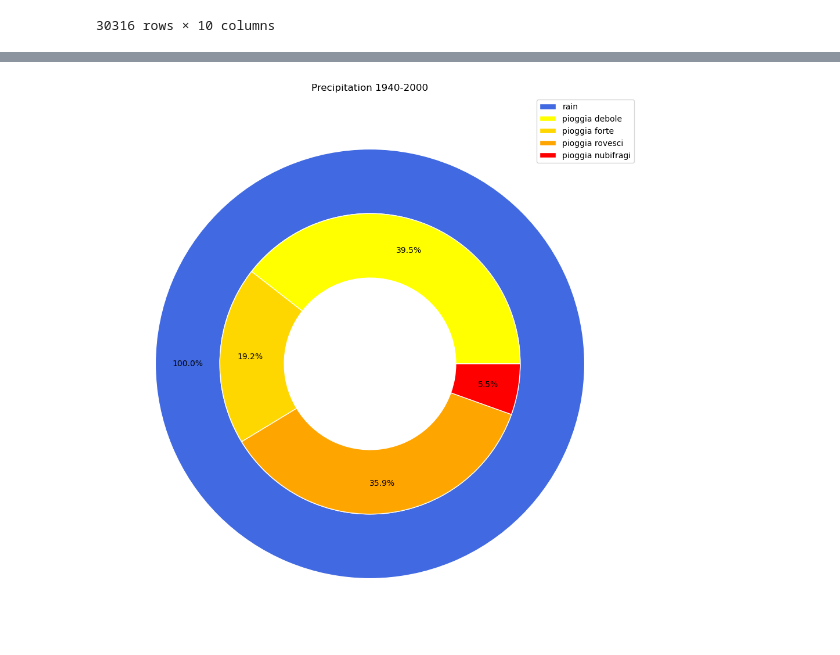
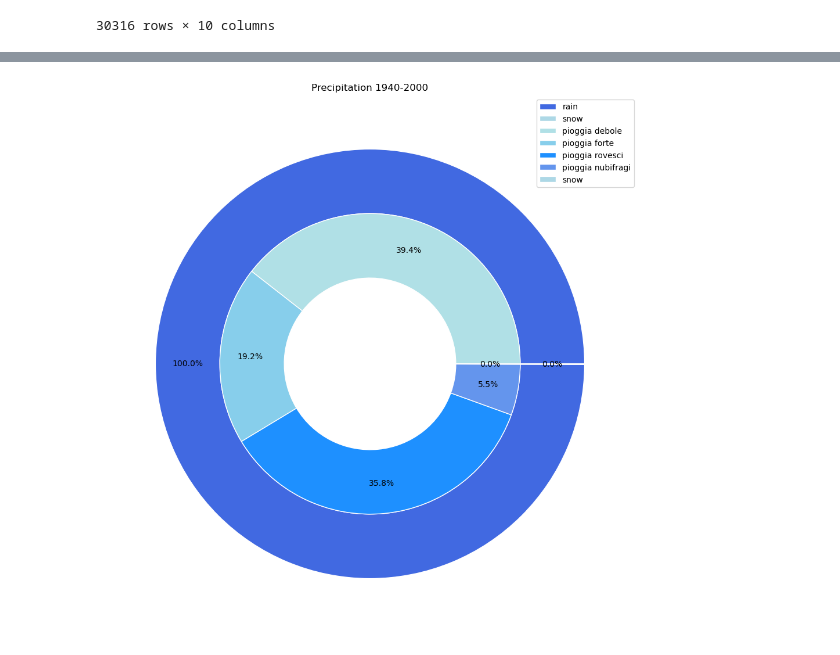
Before and after one commit to Favo02-unimi/visualizzazione-scientifica, a Jupyter notebook: climate.ipynb, the cells around one changed output, grey strips where cells are left out. Drawn from its saved outputs; the diff is of its cells as text; code cells hidden in the pictures.

```diff
--- a/climate.ipynb
+++ b/climate.ipynb
@@ -867,4 +824,4 @@ Correlazione anno-indice di concentrazione 0.3208749580338194
 # %%
-precipitation_composition(weather, years, False)
+precipitation_composition(weather, years)
 # %% [output]
-[figure, old version]
+[figure, new version]
```
Also changed, not shown: parts of 32 cells of this notebook.
